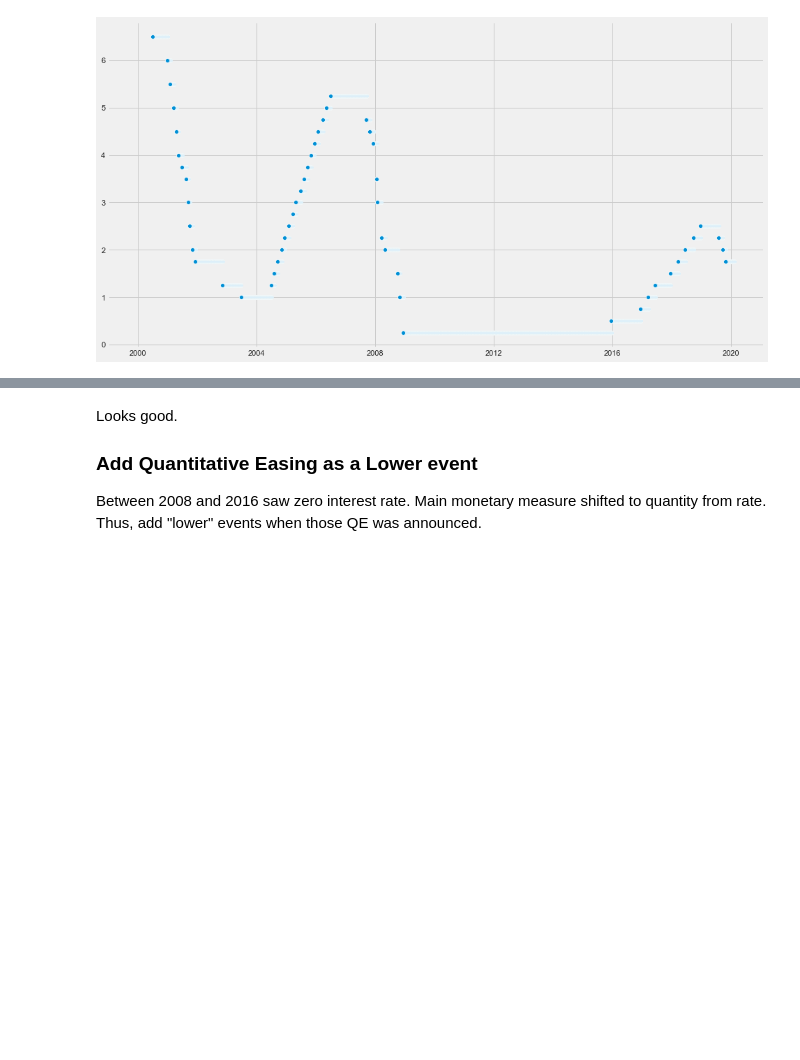
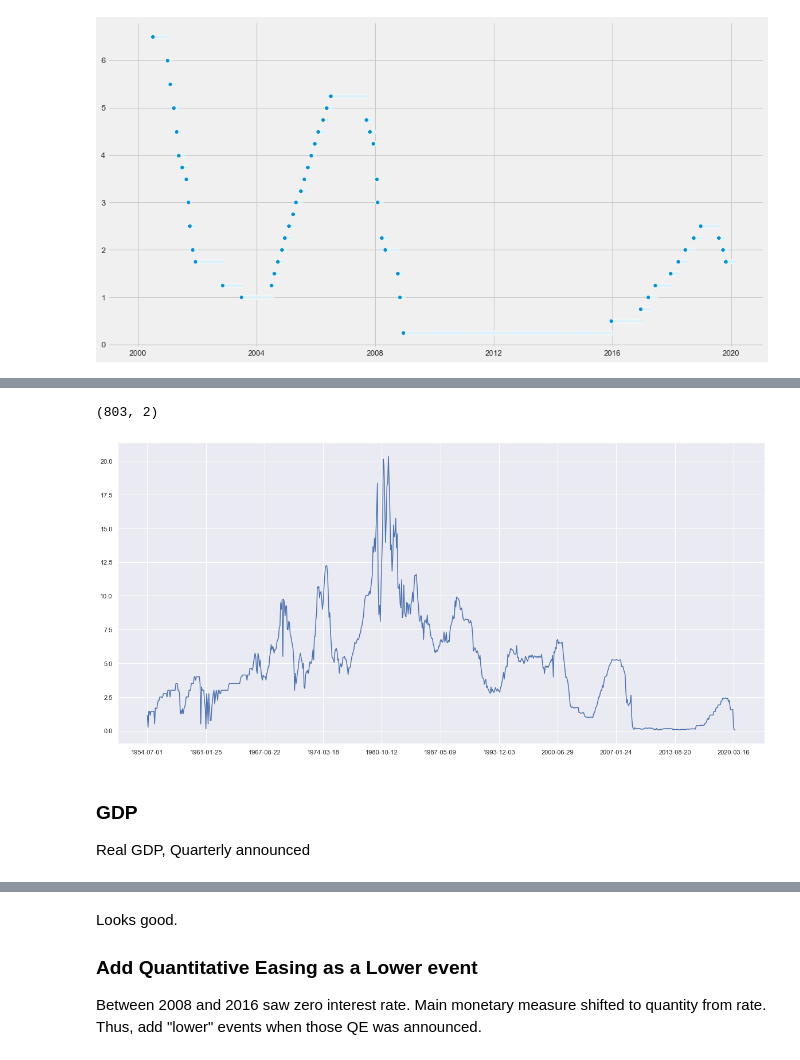
Before and after one commit to yukit-k/centralbank_analysis, a Jupyter notebook: src/FOMC_Analysis_Preprocess.ipynb, the cells around one changed output, grey strips where cells are left out. Cells and saved outputs as stored; diff of their text form; code cells hidden in the pictures; blank space fills up the shorter version.

```diff
--- a/src/FOMC_Analysis_Preprocess.ipynb
+++ b/src/FOMC_Analysis_Preprocess.ipynb
@@ -333,0 +604,8 @@ fedtaru.tail(300)
+# %%
+# Load Real GDP
+# Billions of Chained 2012 Dollars, Seasonally Adjusted Annual Rate
+
+filename = '../data/MarketData/FEDRates/DFF.csv'
+
+dff = pd.read_csv(filename, header=0)
+dff
@@ -333,0 +631,16 @@ fedtaru.tail(300)
+# %%
+# Use every 30th row as it has too many data points
+dff_30 = dff.iloc[::30, :]
+print(dff_30.shape)
+
+fig, ax = plt.subplots()
+ax.plot(dff_30['DATE'], dff_30['DFF'].values)
+ax.xaxis.set_major_locator(ticker.MultipleLocator(80))
+plt.show()
+# %% [output]
+(803, 2)
+[figure, added]
+# %% [markdown]
+### GDP
+
+Real GDP, Quarterly announced
```
Also changed, not shown: parts of 62 cells of this notebook.
